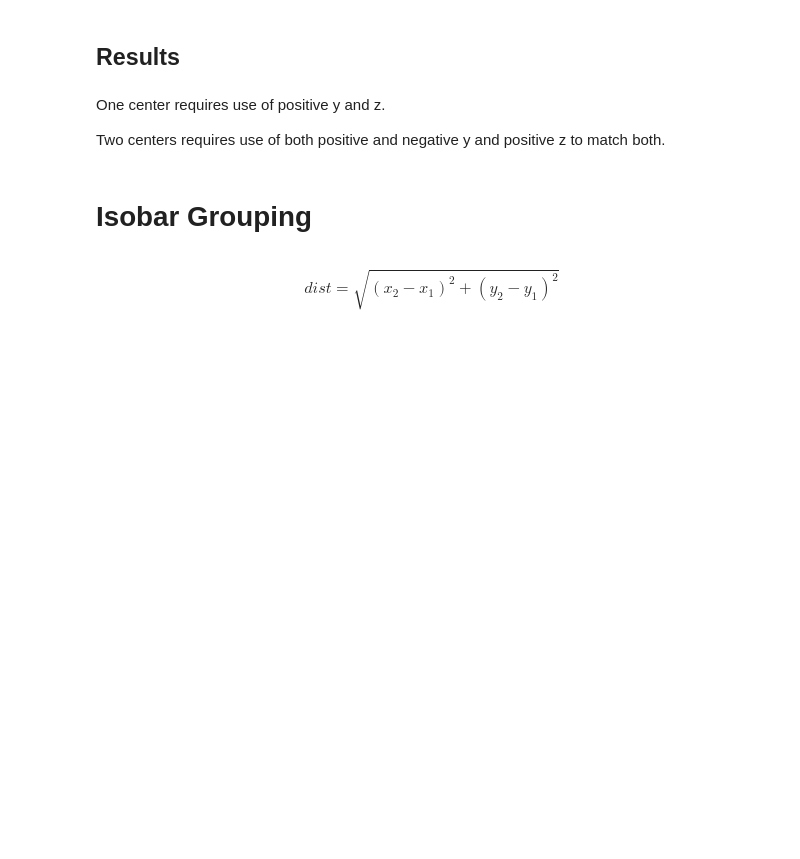
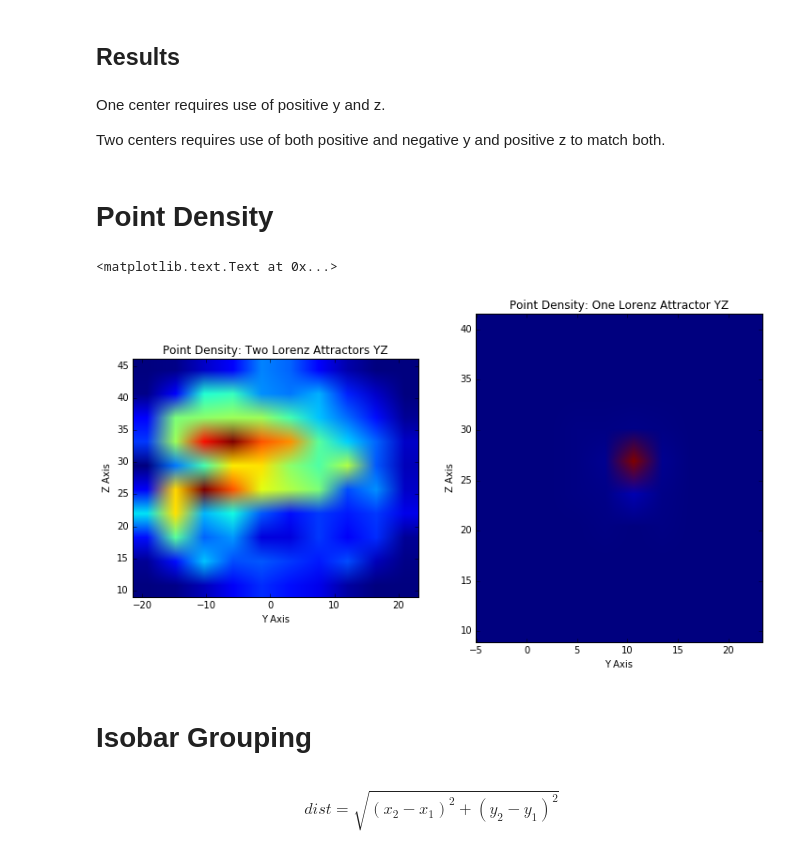
Before and after one commit to bi3mer/WeatherForecasting, a Jupyter notebook: Lorenz Simulation.ipynb, the cells around one changed output. Drawn from its saved outputs; the diff is of its cells as text; code cells hidden in the pictures; blank space fills up the shorter version.

```diff
--- a/Lorenz Simulation.ipynb
+++ b/Lorenz Simulation.ipynb
@@ -188,6 +191,31 @@ plt.show()
 One center requires use of positive y and z.
 
 Two centers requires use of both positive and negative y and positive z to match both.
+# %% [markdown]
+# Point Density
+# %%
+f, (ax1, ax2) = plt.subplots(1, 2)
+f.set_figwidth(12)
+f.set_figheight(10)
+
+# two centers
+heatmap, xedges, yedges = np.histogram2d(ys, zs)
+extent = [xedges[0], xedges[-1], yedges[0], yedges[-1]]
+ax1.imshow(heatmap, extent=extent)
+ax1.set_xlabel("Y Axis")
+ax1.set_ylabel("Z Axis")
+ax1.set_title("Point Density: Two Lorenz Attractors YZ")
+
+# one center
+heatmap, xedges, yedges = np.histogram2d(one_y, one_z)
+extent = [xedges[0], xedges[-1], yedges[0], yedges[-1]]
+ax2.imshow(heatmap, extent=extent)
+ax2.set_xlabel("Y Axis")
+ax2.set_ylabel("Z Axis")
+ax2.set_title("Point Density: One Lorenz Attractor YZ")
+# %% [output]
+<matplotlib.text.Text at 0x...>
+[figure, added]
 # %% [markdown]
 # Isobar Grouping
 # %% [markdown]
```
Also changed, not shown: parts of 15 cells of this notebook.
